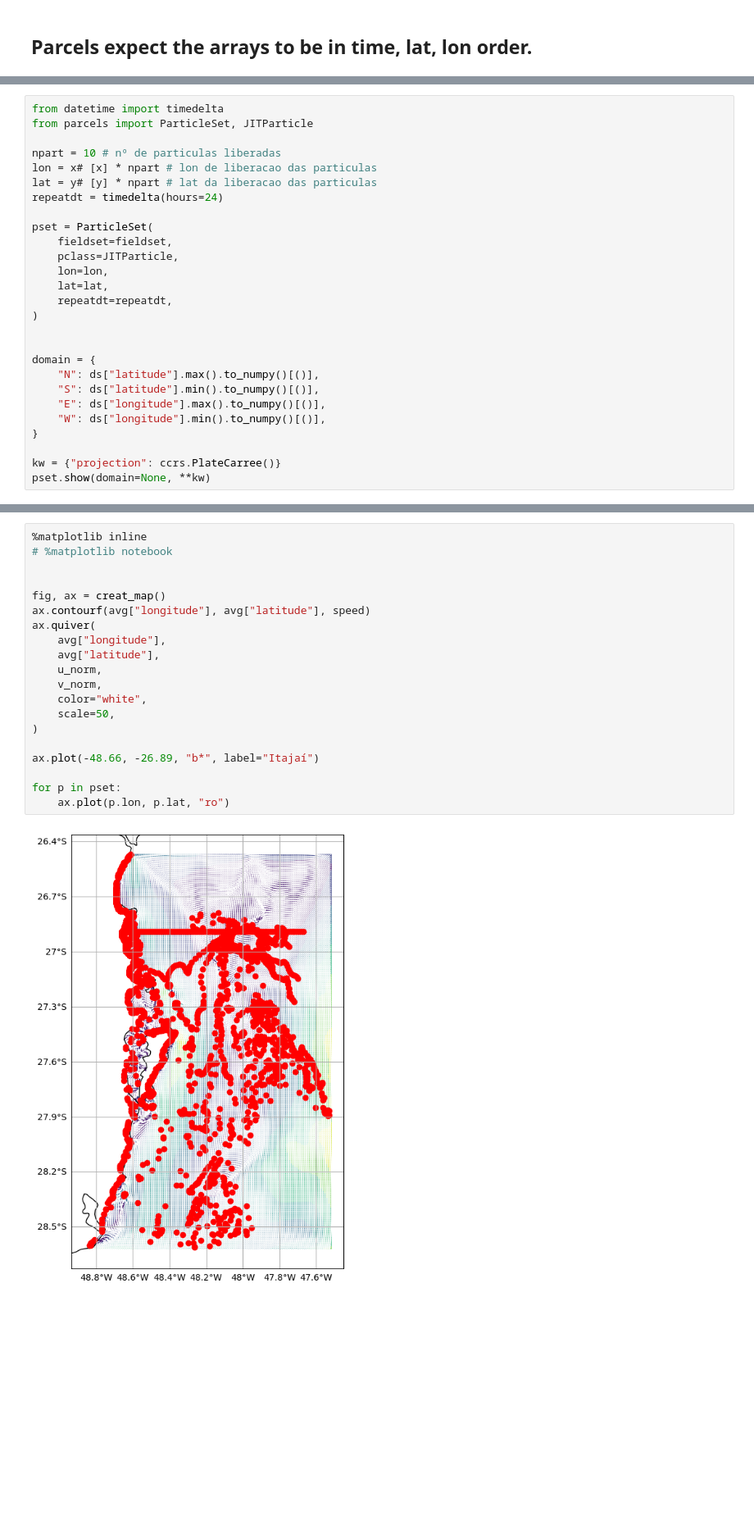
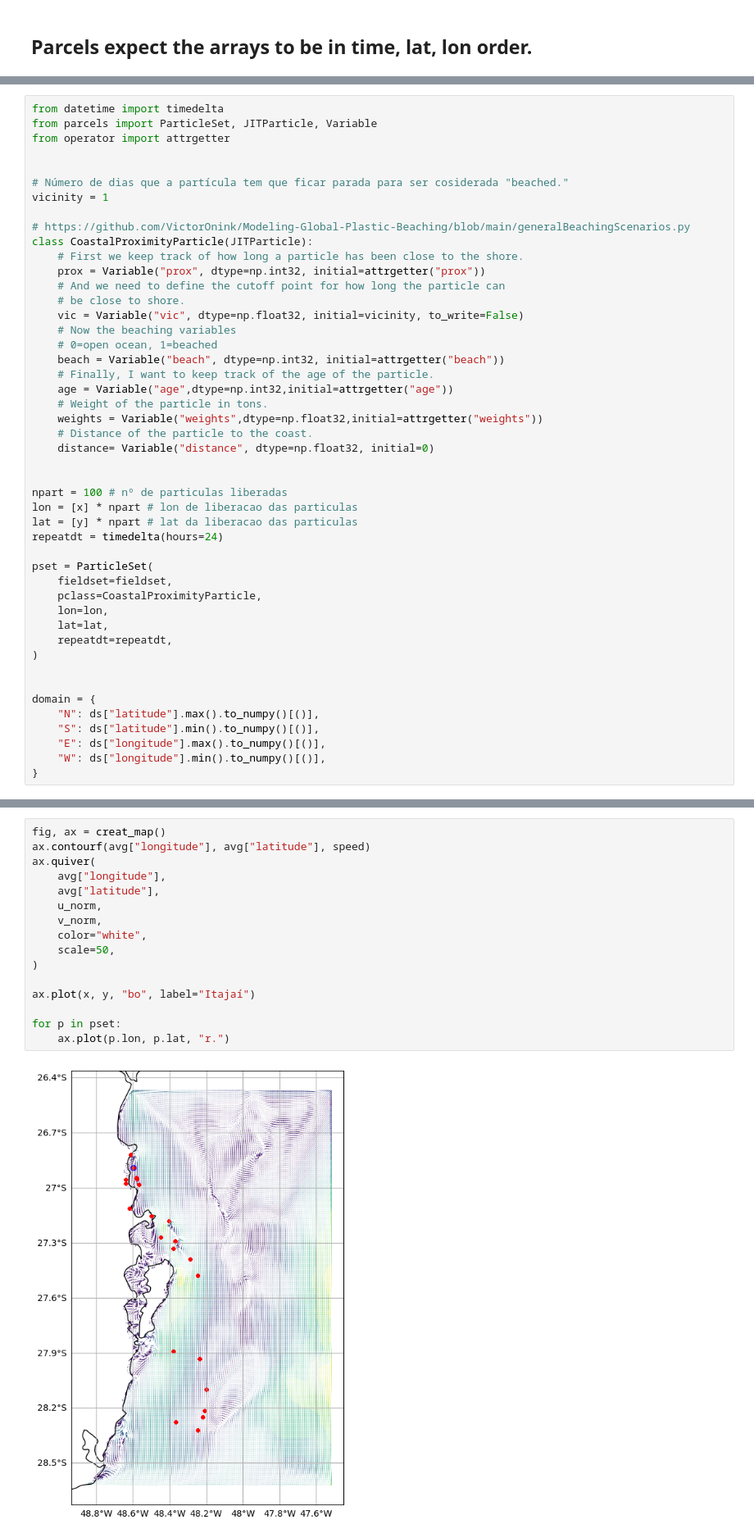
Before and after one commit to LaPoGeoMar/Proj_Modelagem_Pellet, a Jupyter notebook: 02_run_parcels-model_tides_and_winds.ipynb, the cells around one changed output, grey strips where cells are left out. Shown at 82% size. Cells and saved outputs as stored; diff of their text form; blank space fills up the shorter version.

```diff
--- a/02_run_parcels-model_tides_and_winds.ipynb
+++ b/02_run_parcels-model_tides_and_winds.ipynb
@@ -155,15 +158,38 @@ ax.plot(X, Y, "k.", alpha=0.25, zorder=0);
 # %%
 from datetime import timedelta
-from parcels import ParticleSet, JITParticle
+from parcels import ParticleSet, JITParticle, Variable
+from operator import attrgetter
 
-npart = 10 # nº de particulas liberadas
-lon = x# [x] * npart # lon de liberacao das particulas
-lat = y# [y] * npart # lat da liberacao das particulas
+
+# Número de dias que a partícula tem que ficar parada para ser cosiderada "beached."
+vicinity = 1
+
+# https://github.com/VictorOnink/Modeling-Global-Plastic-Beaching/blob/main/generalBeachingScenarios.py
+class CoastalProximityParticle(JITParticle):
+    # First we keep track of how long a particle has been close to the shore.
+    prox = Variable("prox", dtype=np.int32, initial=attrgetter("prox"))
+    # And we need to define the cutoff point for how long the particle can
+    # be close to shore.
+    vic = Variable("vic", dtype=np.float32, initial=vicinity, to_write=False)
+    # Now the beaching variables
+    # 0=open ocean, 1=beached
+    beach = Variable("beach", dtype=np.int32, initial=attrgetter("beach"))
+    # Finally, I want to keep track of the age of the particle.
+    age = Variable("age",dtype=np.int32,initial=attrgetter("age"))
+    # Weight of the particle in tons.
+    weights = Variable("weights",dtype=np.float32,initial=attrgetter("weights"))
+    # Distance of the particle to the coast.
+    distance= Variable("distance", dtype=np.float32, initial=0)
+
+
+npart = 100 # nº de particulas liberadas
+lon = [x] * npart # lon de liberacao das particulas
+lat = [y] * npart # lat da liberacao das particulas
 repeatdt = timedelta(hours=24)
 
 pset = ParticleSet(
     fieldset=fieldset,
-    pclass=JITParticle,
+    pclass=CoastalProximityParticle,
     lon=lon,
     lat=lat,
     repeatdt=repeatdt,
@@ -176,6 +202,3 @@ domain = {
     "E": ds["longitude"].max().to_numpy()[()],
     "W": ds["longitude"].min().to_numpy()[()],
 }
-
-kw = {"projection": ccrs.PlateCarree()}
-pset.show(domain=None, **kw)
@@ -234,24 +249,20 @@ u = avg["velocity_x"].squeeze()
 v = avg["velocity_y"].squeeze()
 u_norm, v_norm, speed = normalize_speed(u, v)
 # %%
-%matplotlib inline
-# %matplotlib notebook
-
-
 fig, ax = creat_map()
 ax.contourf(avg["longitude"], avg["latitude"], speed)
 ax.quiver(
     avg["longitude"],
     avg["latitude"],
     u_norm,
     v_norm,
     color="white",
     scale=50,
 )
 
-ax.plot(-48.66, -26.89, "b*", label="Itajaí")
+ax.plot(x, y, "bo", label="Itajaí")
 
 for p in pset:
-    ax.plot(p.lon, p.lat, "ro")
+    ax.plot(p.lon, p.lat, "r.")
 # %% [output]
-[figure, old version]
+[figure, new version]
```
Also changed, not shown: parts of 8 cells of this notebook.
